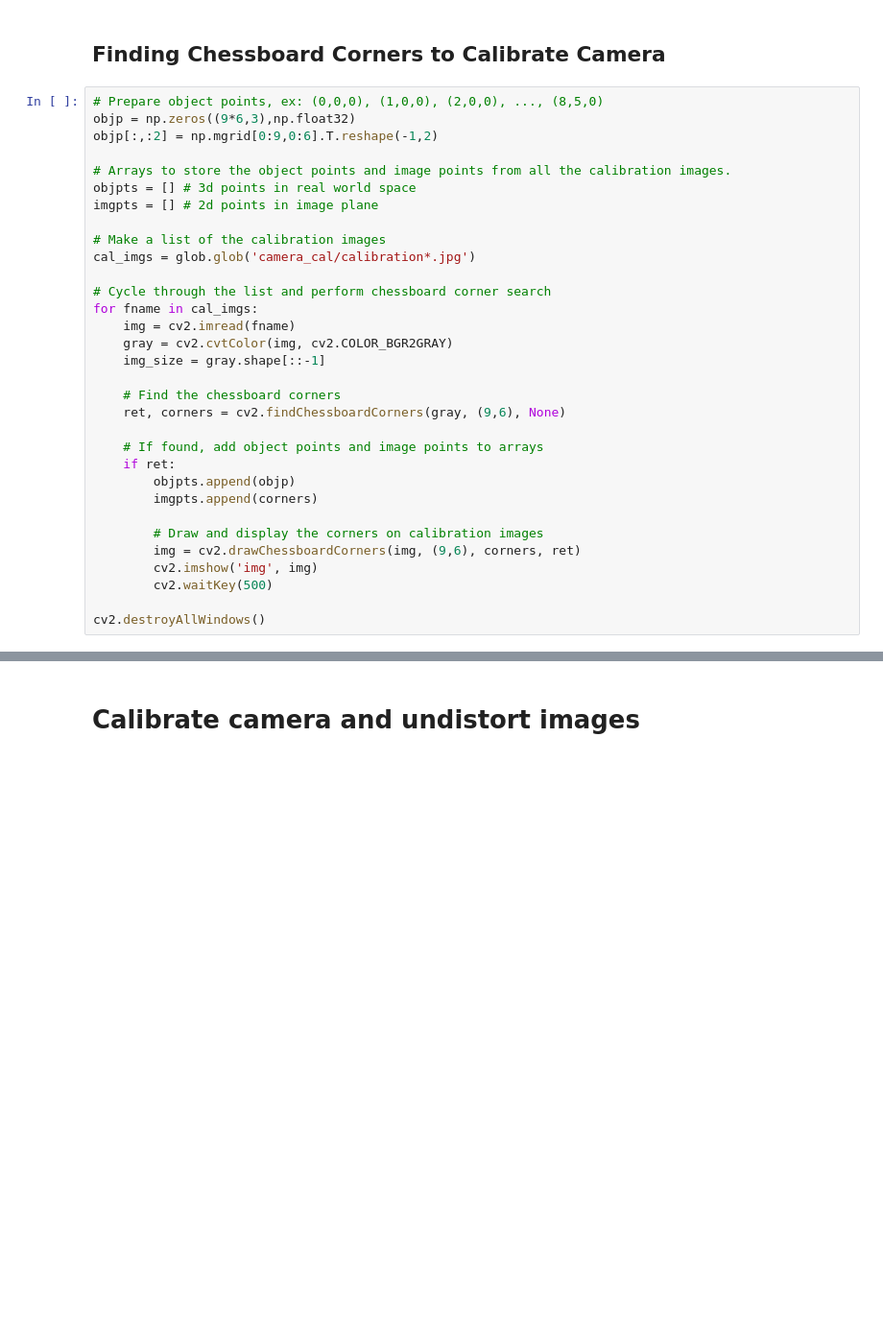
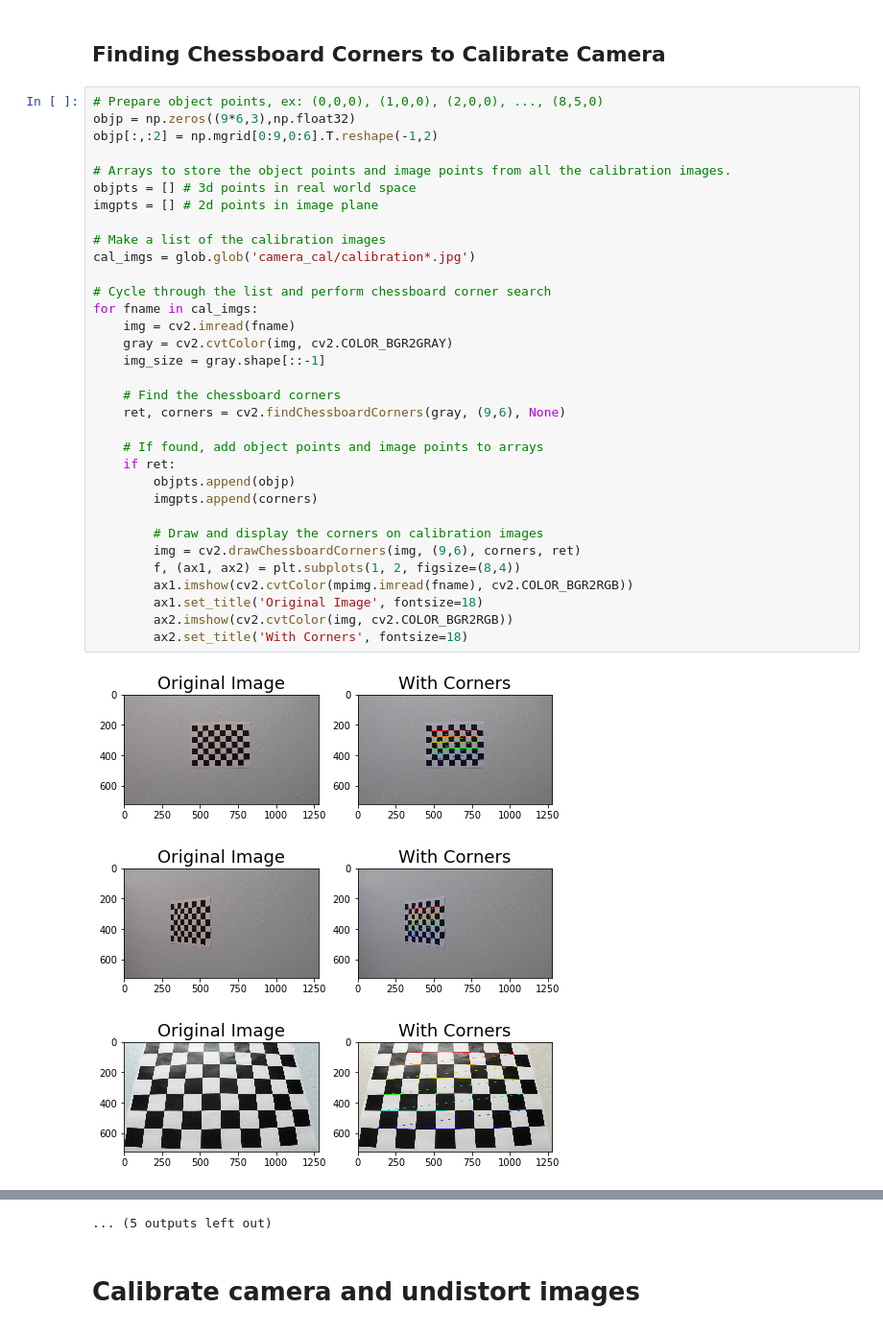
Before and after one commit to zhengfu23/Advanced-Lane-Line-Finding, a Jupyter notebook: Advanced_Lane_Finding_Project.ipynb, the cells around one changed output, grey strips where cells are left out. Shown at 96% size. Cells and saved outputs as stored; diff of their text form; blank space fills up the shorter version.

```diff
--- a/Advanced_Lane_Finding_Project.ipynb
+++ b/Advanced_Lane_Finding_Project.ipynb
@@ -22,32 +23,37 @@ import matplotlib.pyplot as plt
 # %%
 # Prepare object points, ex: (0,0,0), (1,0,0), (2,0,0), ..., (8,5,0)
 objp = np.zeros((9*6,3),np.float32)
 objp[:,:2] = np.mgrid[0:9,0:6].T.reshape(-1,2)
 
 # Arrays to store the object points and image points from all the calibration images.
 objpts = [] # 3d points in real world space
 imgpts = [] # 2d points in image plane
 
 # Make a list of the calibration images
 cal_imgs = glob.glob('camera_cal/calibration*.jpg')
 
 # Cycle through the list and perform chessboard corner search
 for fname in cal_imgs:
     img = cv2.imread(fname)
     gray = cv2.cvtColor(img, cv2.COLOR_BGR2GRAY)
     img_size = gray.shape[::-1]
 
     # Find the chessboard corners
     ret, corners = cv2.findChessboardCorners(gray, (9,6), None)
 
     # If found, add object points and image points to arrays
     if ret:
         objpts.append(objp)
         imgpts.append(corners)
 
         # Draw and display the corners on calibration images
         img = cv2.drawChessboardCorners(img, (9,6), corners, ret)
-        cv2.imshow('img', img)
-        cv2.waitKey(500)
-
-cv2.destroyAllWindows()
+        f, (ax1, ax2) = plt.subplots(1, 2, figsize=(8,4))
+        ax1.imshow(cv2.cvtColor(mpimg.imread(fname), cv2.COLOR_BGR2RGB))
+        ax1.set_title('Original Image', fontsize=18)
+        ax2.imshow(cv2.cvtColor(img, cv2.COLOR_BGR2RGB))
+        ax2.set_title('With Corners', fontsize=18)
+# %% [output]
+[figure, added]
+[figure, added]
+[figure, added]
@@ -54,2 +69,3 @@ cv2.destroyAllWindows()
+... (5 outputs left out)
 # %% [markdown]
 # Calibrate camera and undistort images
```
Also changed, not shown: parts of 8 cells of this notebook, 1 other file.
